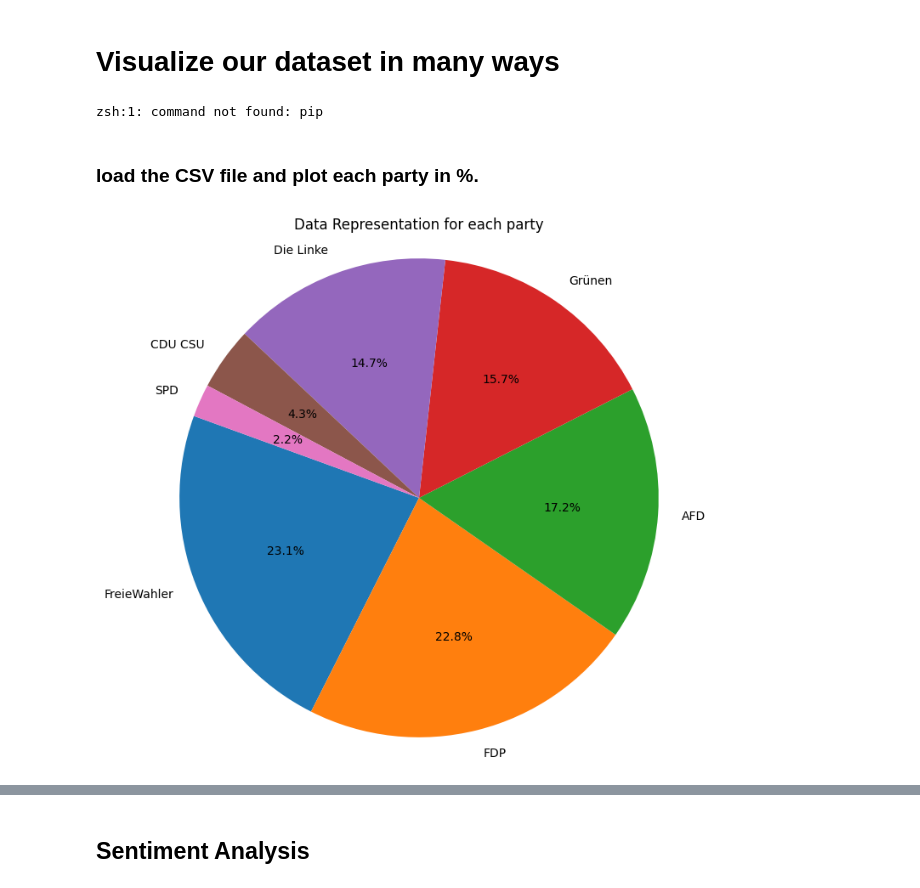
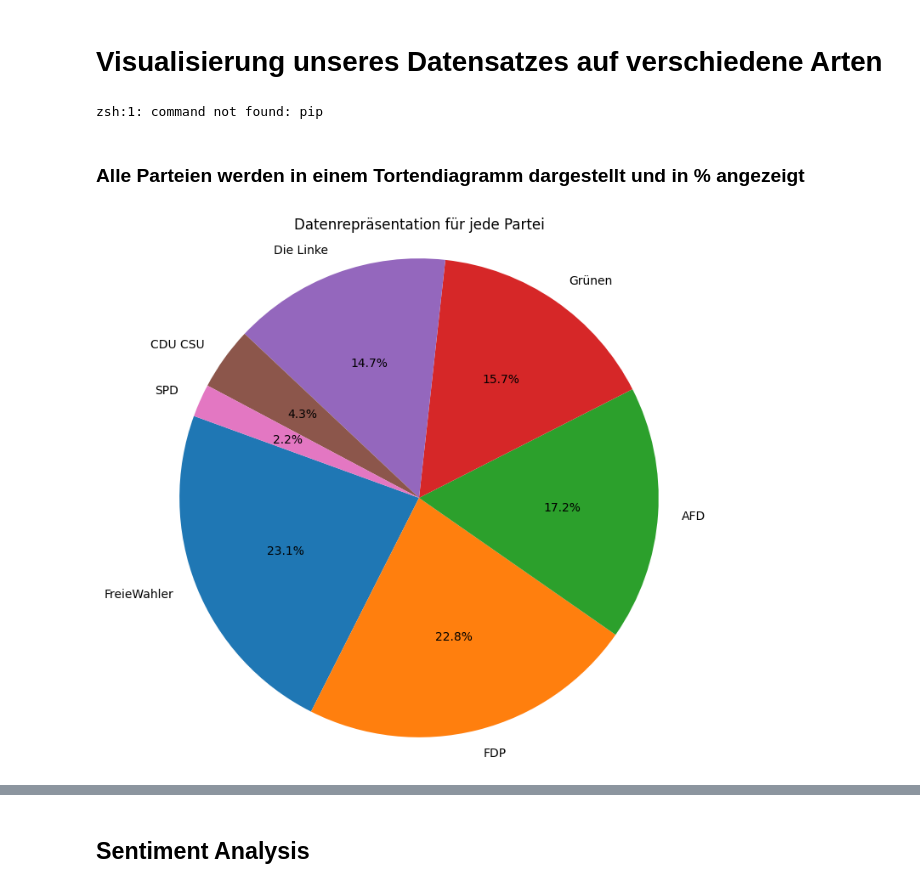
Before and after one commit to Abodx9/KI-BigData, a Jupyter notebook: Vektordatenbanken/Visualization.ipynb, the cells around one changed output, grey strips where cells are left out. Cells and saved outputs as stored; diff of their text form; code cells hidden in the pictures.

```diff
--- a/Vektordatenbanken/Visualization.ipynb
+++ b/Vektordatenbanken/Visualization.ipynb
@@ -1,24 +1,24 @@
-# %% [markdown]
-# **Visualize our dataset in many ways**
+# %% [markdown]
+# **Visualisierung unseres Datensatzes auf verschiedene Arten**
 # %%
 !pip install pandas matplotlib seaborn wordcloud
 # %% [output]
 zsh:1: command not found: pip
-# %% [markdown]
-### load the CSV file and plot each party in %.
+# %% [markdown]
+### Alle Parteien werden in einem Tortendiagramm dargestellt und in % angezeigt
 # %%
 import matplotlib.pyplot as plt
 import pandas as pd
 
 df = pd.read_csv('Daten.csv')
 
 parties = df['Partei'].value_counts()
 party_proz = parties / parties.sum() * 100
 
 plt.figure(figsize=(8, 8))
 plt.pie(party_proz, labels=party_proz.index, autopct='%1.1f%%', startangle=160)
-plt.title("Data Representation for each party")
+plt.title("Datenrepräsentation für jede Partei")
 plt.axis('equal')
 plt.show()
 # %% [output]
-[figure, old version]
+[figure, new version]
```
Also changed, not shown: parts of 10 cells of this notebook.
